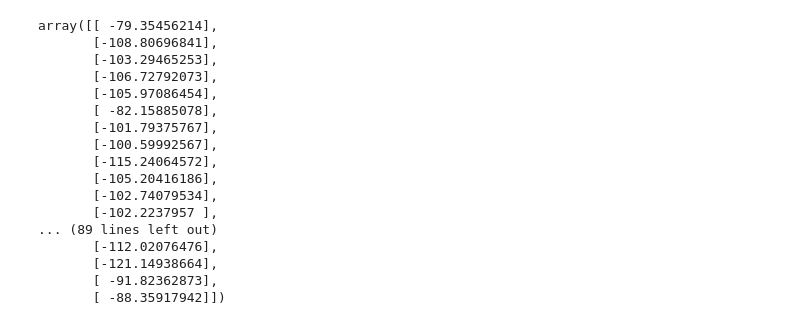
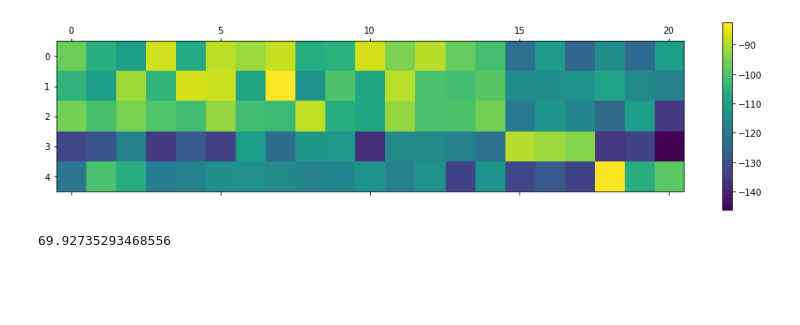
Before and after one commit to youlei202/research-weighted-sum-rate, a Jupyter notebook: poc.ipynb, the cells around one changed output. Drawn from its saved outputs; the diff is of its cells as text; code cells hidden in the pictures; blank space fills up the shorter version.

```diff
--- a/poc.ipynb
+++ b/poc.ipynb
@@ -76,20 +56,8 @@ Length: 105, dtype: object
 # %%
-simulator.gain_mat
+simulator.plot_gain_mat()
 # %% [output]
-array([[ -79.35456214],
-       [-108.80696841],
-       [-103.29465253],
-       [-106.72792073],
-       [-105.97086454],
-       [ -82.15885078],
-       [-101.79375767],
-       [-100.59992567],
-       [-115.24064572],
-       [-105.20416186],
-       [-102.74079534],
-       [-102.2237957 ],
-... (89 lines left out)
-       [-112.02076476],
-       [-121.14938664],
-       [ -91.82362873],
-       [ -88.35917942]])
+[figure, added]
+# %%
+simulator.weighted_sum_rate_Gbps(Tx_powers=[500,350,500,600,255], Rx_weights=np.ones(len(simulator.x_Rx)))
+# %% [output]
+69.92735293468556
```
Also changed, not shown: parts of 5 cells of this notebook, 1 other file.
